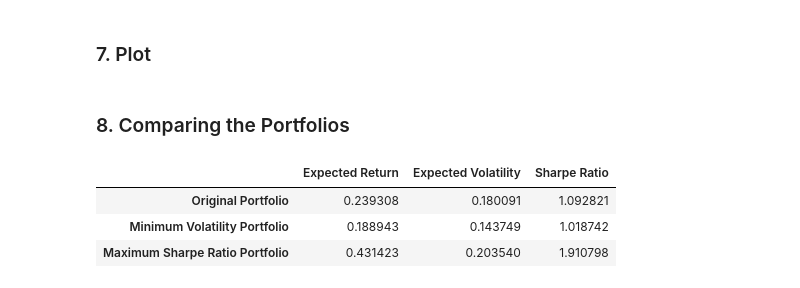
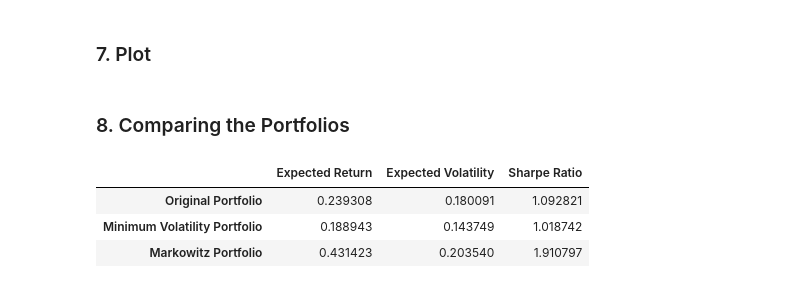
Before and after one commit to AvarusMaximus/Markowitz-Portfolio, a Jupyter notebook: main.ipynb, the cells around one changed output. Saved outputs shown, nothing was run; the diff lists cells and outputs as text; code cells hidden in the pictures.

```diff
--- a/main.ipynb
+++ b/main.ipynb
@@ -132,13 +132,13 @@ fig.show()
 # %%
 # Creating a dataframe with the weights for the original, minimum variance and maximum Sharpe ratio portfolios
 weights_df = pd.DataFrame({'Original Portfolio': og_weights, 'Minimum Variance Portfolio': min_var.x, 'Markowitz Portfolio': max_sharpe.x}, index=tickers)
 weights_df.to_csv('niftycomm_weights.csv') # Saving the data to a csv file
 
-pfs = pd.DataFrame({'Original Portfolio': [exp_return, exp_volatility, sharpe_ratio], 'Minimum Volatility Portfolio': [mv_returns, mv_volatility, mv_sharpe_ratio], 'Maximum Sharpe Ratio Portfolio': [ms_returns, ms_volatility, ms_sharpe_ratio]}, index=['Expected Return', 'Expected Volatility', 'Sharpe Ratio'])
+pfs = pd.DataFrame({'Original Portfolio': [exp_return, exp_volatility, sharpe_ratio], 'Minimum Volatility Portfolio': [mv_returns, mv_volatility, mv_sharpe_ratio], 'Markowitz Portfolio': [ms_returns, ms_volatility, ms_sharpe_ratio]}, index=['Expected Return', 'Expected Volatility', 'Sharpe Ratio'])
 pfs.T.to_csv('niftycomm_portfolios.csv') # Saving the data to a csv file
 pfs.T
 # %% [output]
 |  | Expected Return | Expected Volatility | Sharpe Ratio |
 | Original Portfolio | 0.239308 | 0.180091 | 1.092821 |
 | Minimum Volatility Portfolio | 0.188943 | 0.143749 | 1.018742 |
-| Maximum Sharpe Ratio Portfolio | 0.431423 | 0.203540 | 1.910798 |
+| Markowitz Portfolio | 0.431423 | 0.203540 | 1.910797 |
```
Also changed, not shown: 5 other files.
